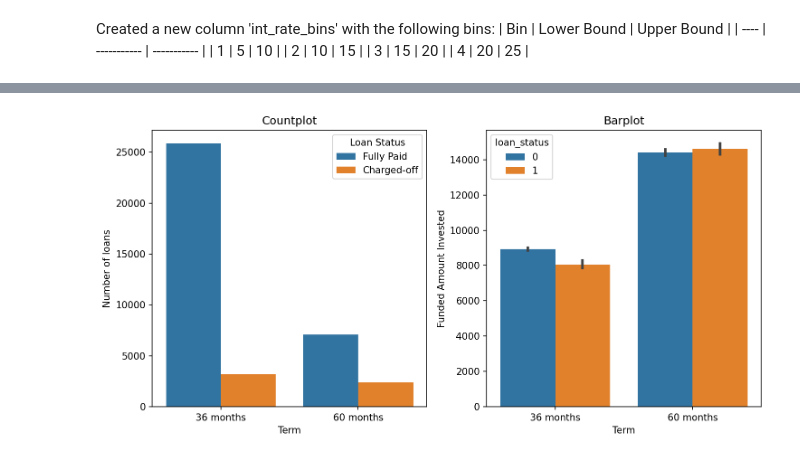
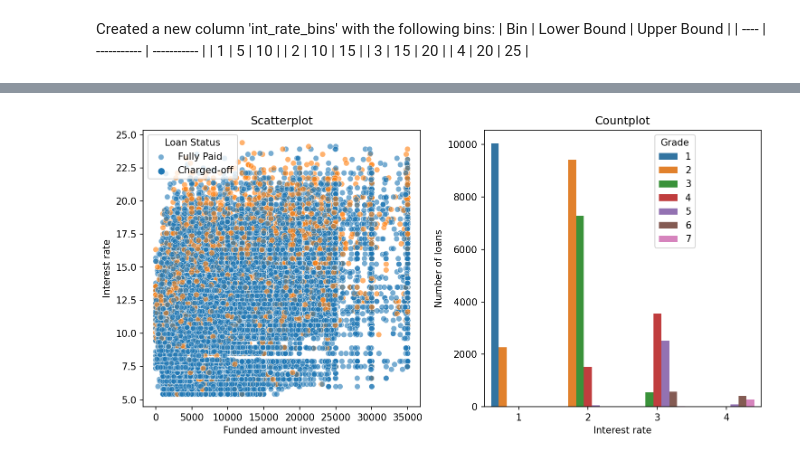
Before and after one commit to vulchinithin/LendingClubCaseStudy, a Jupyter notebook: data_cleaning_final.ipynb, the cells around one changed output, grey strips where cells are left out. Saved outputs shown, nothing was run; the diff lists cells and outputs as text; code cells hidden in the pictures.

```diff
--- a/data_cleaning_final.ipynb
+++ b/data_cleaning_final.ipynb
@@ -944,10 +1497,0 @@ sns.barplot(df['int_rate_bins'], df['loan_amnt'], hue=df['grade'], alpha=0.5)
-# %%
-# check the installment column
-
-sns.boxplot(df['installment'])
-df['installment'].max()
-# create a new column 'installment_bins'
-
-df['installment_bins'] = pd.cut(df['installment'], bins = np.linspace(0, 1400, 8), labels = np.arange(1,8))   # bin the 'installment' column to create a new column 'installment_bins'
-df['installment_bins'].value_counts()
-sns.barplot(df['installment_bins'], df['loan_amnt'], hue=df['verification_status'], alpha=0.5)
@@ -988,5 +1497,0 @@ Name: year, dtype: int64
-# %%
-# create a new column 'dti_bins'
-
-df['dti_bins'] = pd.cut(df['dti'], bins = np.linspace(0, 30, 7), labels = np.arange(1,7))    # bin the 'dti' column to create a new column 'dti_bins'
-df['dti_bins'].value_counts()                                                                # show the value counts of the 'dti_bins' column
@@ -1228,20 +1498,21 @@ plt.show()
 # %%
-# explore the column 'term'
-f, ax = plt.subplots(1,2,figsize=(10,5), dpi=150)                  # create a figure with size 4x3 and 150 dpi
-g = sns.countplot(df.term, hue=df.loan_status, ax=ax[0])                         # create a countplot
-g.set_xticklabels(['36 months','60 months'])      # set x-tick labels
-g.set_xlabel('Term')                             # set x-label for the plot
-g.set_ylabel('Number of loans')                 # set y-label for the plot
-g.set_title('Countplot')                        # set the title of the plot
-g.legend(title='Loan Status', labels=['Fully Paid','Charged-off'])
+# explore the column 'int_rate'
 
-h = sns.barplot(df.term, df.funded_amnt_inv, hue=df.loan_status, ax=ax[1])
-h.set_xticklabels(['36 months','60 months'])      # set x-tick labels
-h.set_xlabel('Term')                             # set x-label for the plot
-h.set_ylabel('Funded Amount Invested')                 # set y-label for the plot
-h.set_title('Barplot')                        # set the title of the plot
+f, ax = plt.subplots(1,2, figsize=(10,5),dpi=150)                                   # create 2 subplots and set the figure size and resolution
+
+g = sns.scatterplot(df.funded_amnt_inv, df.int_rate, hue=df.loan_status, alpha=0.6, ax=ax[0])     # create a scatterplot
+g.set_title('Scatterplot')                                              # set the title of the plot
+g.set_xlabel('Funded amount invested')                                  # set the x-label for the plot
+g.set_ylabel('Interest rate')                                           # set the y-label for the plot
+g.legend(title='Loan Status', labels=['Fully Paid','Charged-off'])      # set the legend for the plot
+
+h = sns.countplot(df.int_rate_bins, hue=df.grade, ax=ax[1])             # create a countplot
+h.set_title('Countplot')                                                # set the title of the plot
+h.set_xlabel('Interest rate')                                           # set the x-label for the plot
+h.set_ylabel('Number of loans')                                         # set the y-label for the plot
+h.legend(title='Grade', bbox_to_anchor=(.6, 1))                         # set the legend for the plot
+
 plt.tight_layout()
-
-plt.show()                                      # show the plot
+plt.show()                                                              # show the plot
 # %% [output]
-[figure, old version]
+[figure, new version]
```
Also changed, not shown: parts of 94 cells of this notebook.
